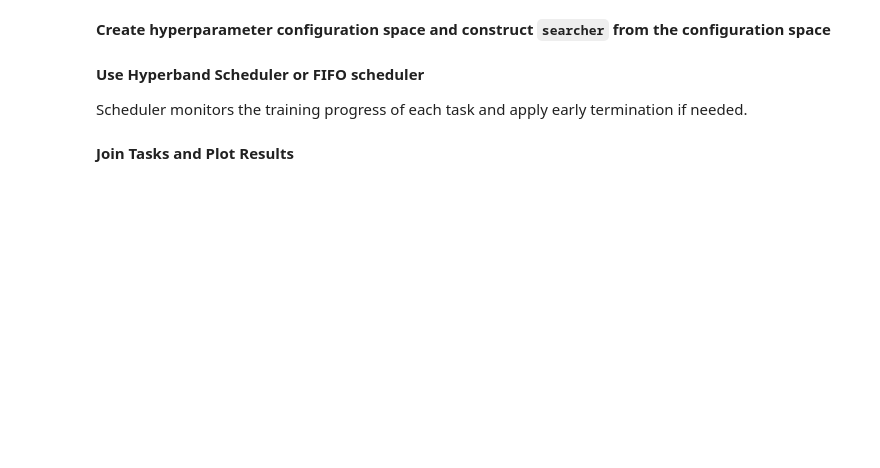
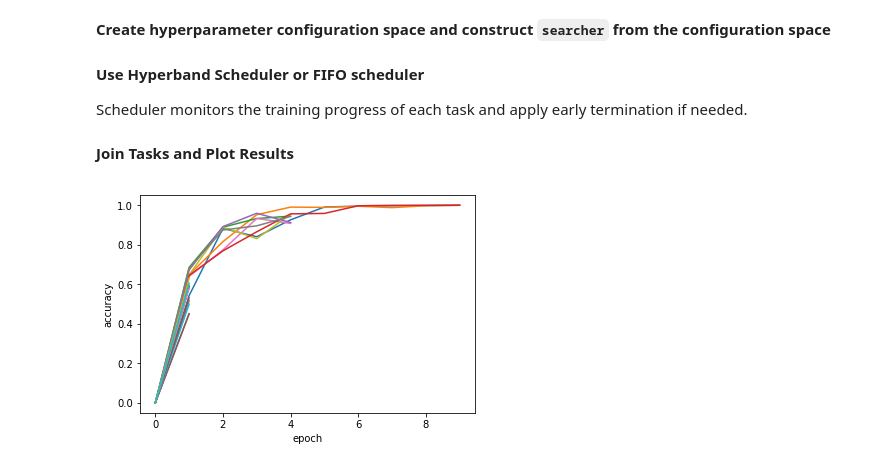
Before and after one commit to autogluon/autogluon, a Jupyter notebook: tutorials/AutoGluon_Fit_Backend_Tutorial.ipynb, the cells around one changed output. Drawn from its saved outputs; the diff is of its cells as text; code cells hidden in the pictures; blank space fills up the shorter version.

Commit message:
Distributed FIFO and Bug Fix (#39)
* simple visualizer

* distributed scheduler progress

* local node message

* distributed fifo okay

```diff
--- a/tutorials/AutoGluon_Fit_Backend_Tutorial.ipynb
+++ b/tutorials/AutoGluon_Fit_Backend_Tutorial.ipynb
@@ -118,3 +116,8 @@ myscheduler.join_tasks()
+# %%
+myscheduler.join_tasks()
+myscheduler.get_training_curves(plot=True, use_legend=False)
+# %% [output]
+[figure, added]
 # %% [markdown]
 You may get Tensorboard Visualization:
 ``tensorboard --logdir=./tutorials/exp/checkerpoint/logs/ --host=127.0.0.1 --port=8887``
```
Also changed, not shown: parts of 12 cells of this notebook, 27 other files.
